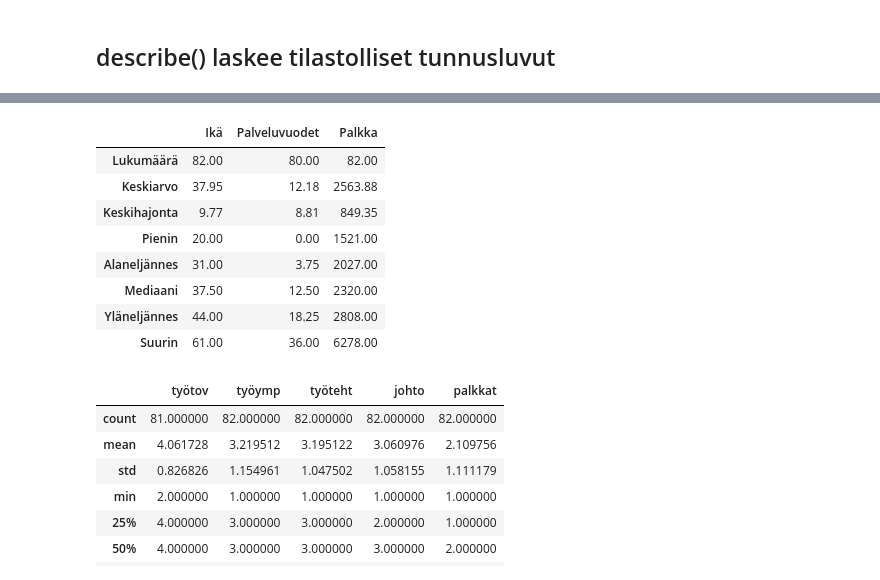
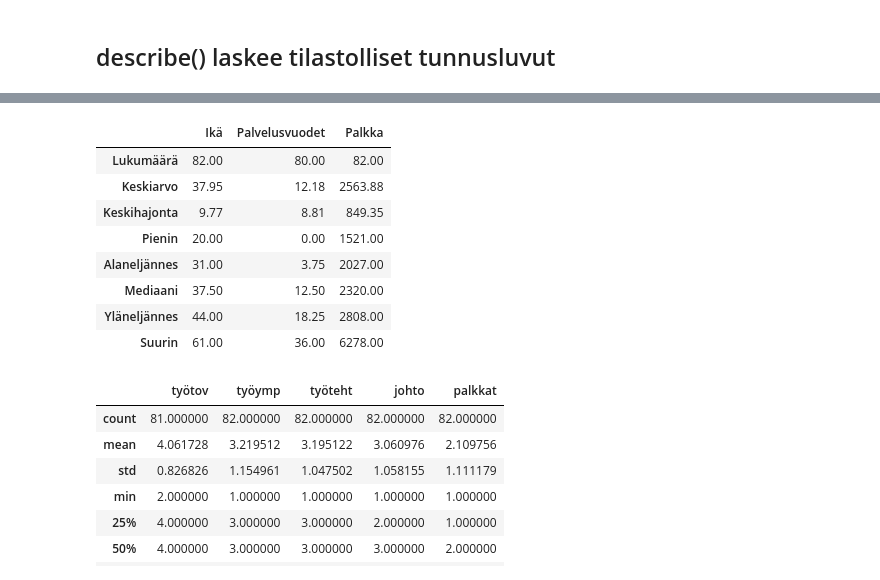
Before and after one commit to taanila/kuvaileva, a Jupyter notebook: tunnuslukuja.ipynb, the cells around one changed output, grey strips where cells are left out. Drawn from its saved outputs; the diff is of its cells as text; code cells hidden in the pictures.

```diff
--- a/tunnuslukuja.ipynb
+++ b/tunnuslukuja.ipynb
@@ -25,6 +22,6 @@ plt.style.use('seaborn-whitegrid')
 # %%
 # Datan avaaminen
-df = pd.read_excel('http://taanila.fi/data1.xlsx')
+df = pd.read_excel('https://taanila.fi/data1.xlsx')
 df.head()
 # %% [output]
 |  | nro | sukup | ikä | perhe | koulutus | palveluv | palkka | johto | työtov | työymp | palkkat | ... |
@@ -50,16 +47,16 @@ df.describe()
 # %%
 # Tilastollisia tunnuslukuja valituille muuttujille kahdella desimaalilla
 df1 = df[['ikä', 'palveluv', 'palkka']].describe().round(2)
 
 # Suomenkieliset nimet tunnusluvuille
 df1.index = ['Lukumäärä', 'Keskiarvo', 'Keskihajonta', 'Pienin', 'Alaneljännes', 'Mediaani', 'Yläneljännes', 'Suurin']
 
-# Otsikoiden viimeistely
-df1.columns = ['Ikä', 'Palveluvuodet', 'Palkka']
+# Uudet sarakeotsikot
+df1.columns = ['Ikä', 'Palvelusvuodet', 'Palkka']
 
 df1
 # %% [output]
-|  | Ikä | Palveluvuodet | Palkka |
+|  | Ikä | Palvelusvuodet | Palkka |
 | Lukumäärä | 82.00 | 80.00 | 82.00 |
 | Keskiarvo | 37.95 | 12.18 | 2563.88 |
 | Keskihajonta | 9.77 | 8.81 | 849.35 |
```
Also changed, not shown: parts of 8 cells of this notebook.
